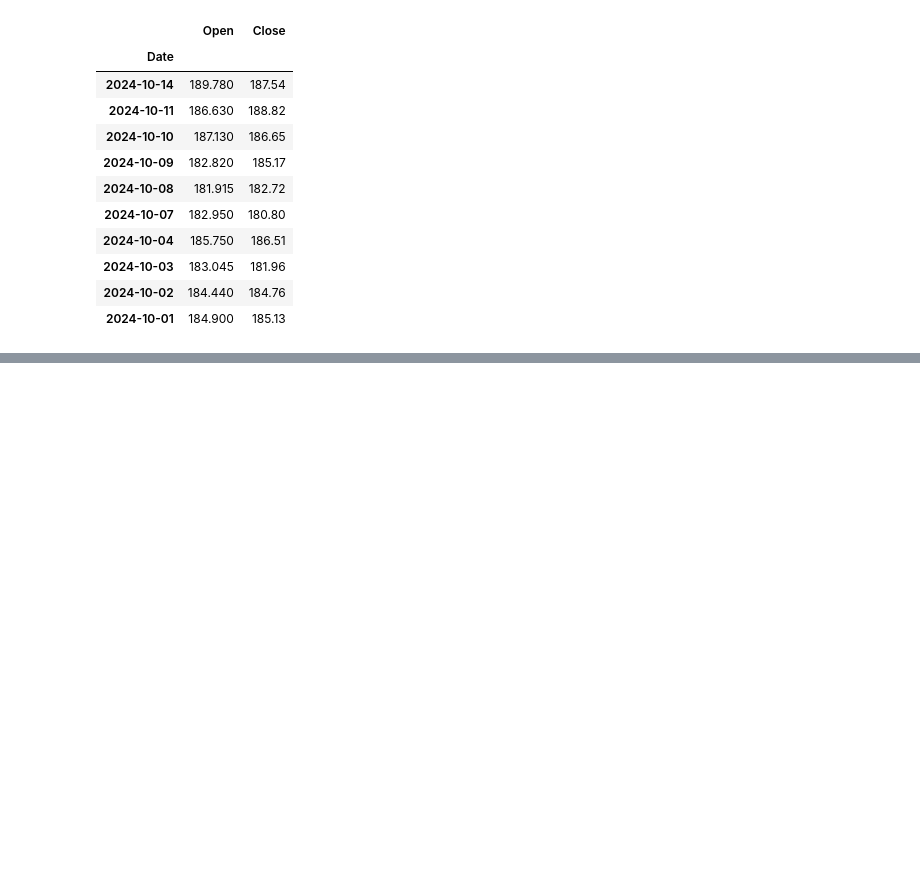
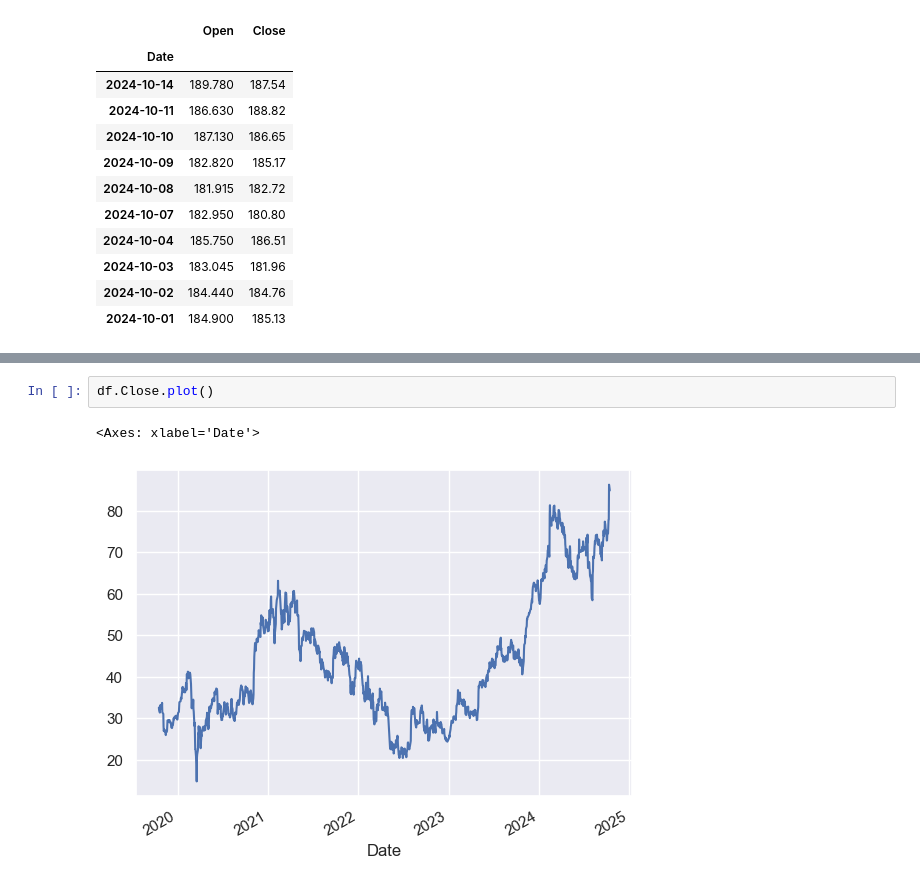
Before and after one commit to kudzik/Career-Path-Data-Science, a Jupyter notebook: Zadania/Zadania_Pandas.ipynb, the cells around one changed output, grey strips where cells are left out. Drawn from its saved outputs; the diff is of its cells as text; blank space fills up the shorter version.

```diff
--- a/Zadania/Zadania_Pandas.ipynb
+++ b/Zadania/Zadania_Pandas.ipynb
@@ -186,0 +341,5 @@ Name: 2024-10-14 00:00:00, dtype: float64
+# %%
+df.Close.plot()
+# %% [output]
+<Axes: xlabel='Date'>
+[figure, added]
```
Also changed, not shown: parts of 20 cells of this notebook, 3 other files.
